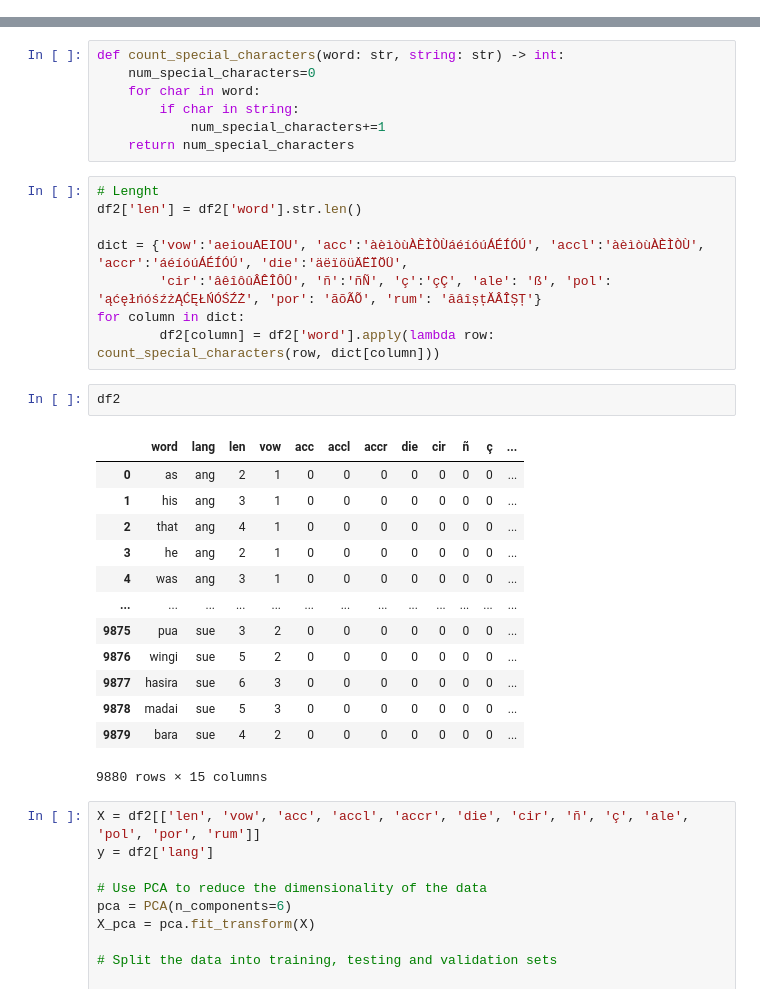
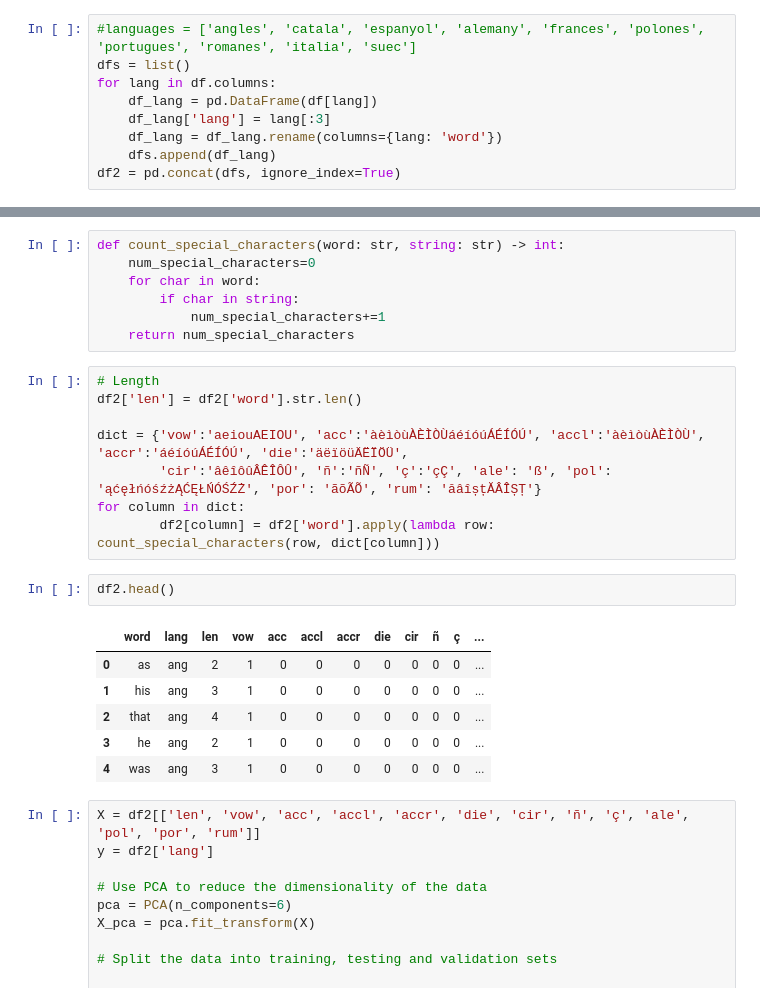
Before and after one commit to jsalisburyv/Machine-Learning, a Jupyter notebook: Practica1/Practica.ipynb, the cells around one changed output, grey strips where cells are left out. Cells and saved outputs as stored; diff of their text form.

```diff
--- a/Practica1/Practica.ipynb
+++ b/Practica1/Practica.ipynb
@@ -81,0 +25,9 @@ df2 = pd.concat([ang, cat, esp, ale, fra, pol, por, rum, ita, sue], ignore_index
+# %%
+#languages = ['angles', 'catala', 'espanyol', 'alemany', 'frances', 'polones', 'portugues', 'romanes', 'italia', 'suec']
+dfs = list()
+for lang in df.columns:
+    df_lang = pd.DataFrame(df[lang])
+    df_lang['lang'] = lang[:3]
+    df_lang = df_lang.rename(columns={lang: 'word'})
+    dfs.append(df_lang)
+df2 = pd.concat(dfs, ignore_index=True)
@@ -89,7 +50,7 @@ def count_special_characters(word: str, string: str) -> int:
             num_special_characters+=1
     return num_special_characters
 # %%
-# Lenght
+# Length
 df2['len'] = df2['word'].str.len()
 
 dict = {'vow':'aeiouAEIOU', 'acc':'àèìòùÀÈÌÒÙáéíóúÁÉÍÓÚ', 'accl':'àèìòùÀÈÌÒÙ', 'accr':'áéíóúÁÉÍÓÚ', 'die':'äëïöüÄËÏÖÜ',
@@ -97,21 +58,14 @@ dict = {'vow':'aeiouAEIOU', 'acc':'àèìòùÀÈÌÒÙáéíóúÁÉÍÓÚ', 'a
 for column in dict:
         df2[column] = df2['word'].apply(lambda row: count_special_characters(row, dict[column]))
 # %%
-df2
+df2.head()
 # %% [output]
 |  | word | lang | len | vow | acc | accl | accr | die | cir | ñ | ç | ... |
 | 0 | as | ang | 2 | 1 | 0 | 0 | 0 | 0 | 0 | 0 | 0 | ... |
 | 1 | his | ang | 3 | 1 | 0 | 0 | 0 | 0 | 0 | 0 | 0 | ... |
 | 2 | that | ang | 4 | 1 | 0 | 0 | 0 | 0 | 0 | 0 | 0 | ... |
 | 3 | he | ang | 2 | 1 | 0 | 0 | 0 | 0 | 0 | 0 | 0 | ... |
 | 4 | was | ang | 3 | 1 | 0 | 0 | 0 | 0 | 0 | 0 | 0 | ... |
-| ... | ... | ... | ... | ... | ... | ... | ... | ... | ... | ... | ... | ... |
-| 9875 | pua | sue | 3 | 2 | 0 | 0 | 0 | 0 | 0 | 0 | 0 | ... |
-| 9876 | wingi | sue | 5 | 2 | 0 | 0 | 0 | 0 | 0 | 0 | 0 | ... |
-| 9877 | hasira | sue | 6 | 3 | 0 | 0 | 0 | 0 | 0 | 0 | 0 | ... |
-| 9878 | madai | sue | 5 | 3 | 0 | 0 | 0 | 0 | 0 | 0 | 0 | ... |
-| 9879 | bara | sue | 4 | 2 | 0 | 0 | 0 | 0 | 0 | 0 | 0 | ... |
-9880 rows × 15 columns
 # %%
 X = df2[['len', 'vow', 'acc', 'accl', 'accr', 'die', 'cir', 'ñ', 'ç', 'ale', 'pol', 'por', 'rum']]
 y = df2['lang']
```
Also changed, not shown: parts of 7 cells of this notebook.
